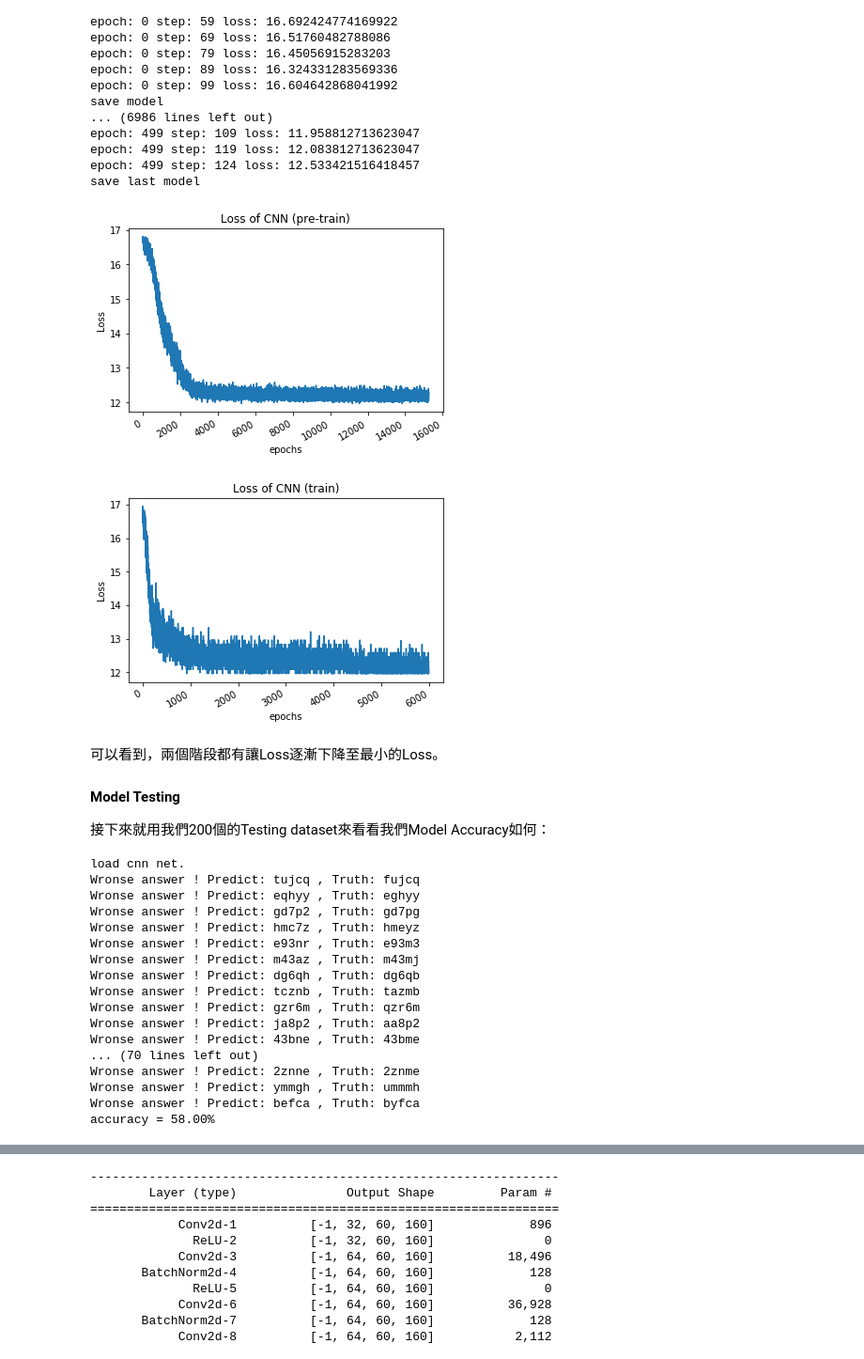
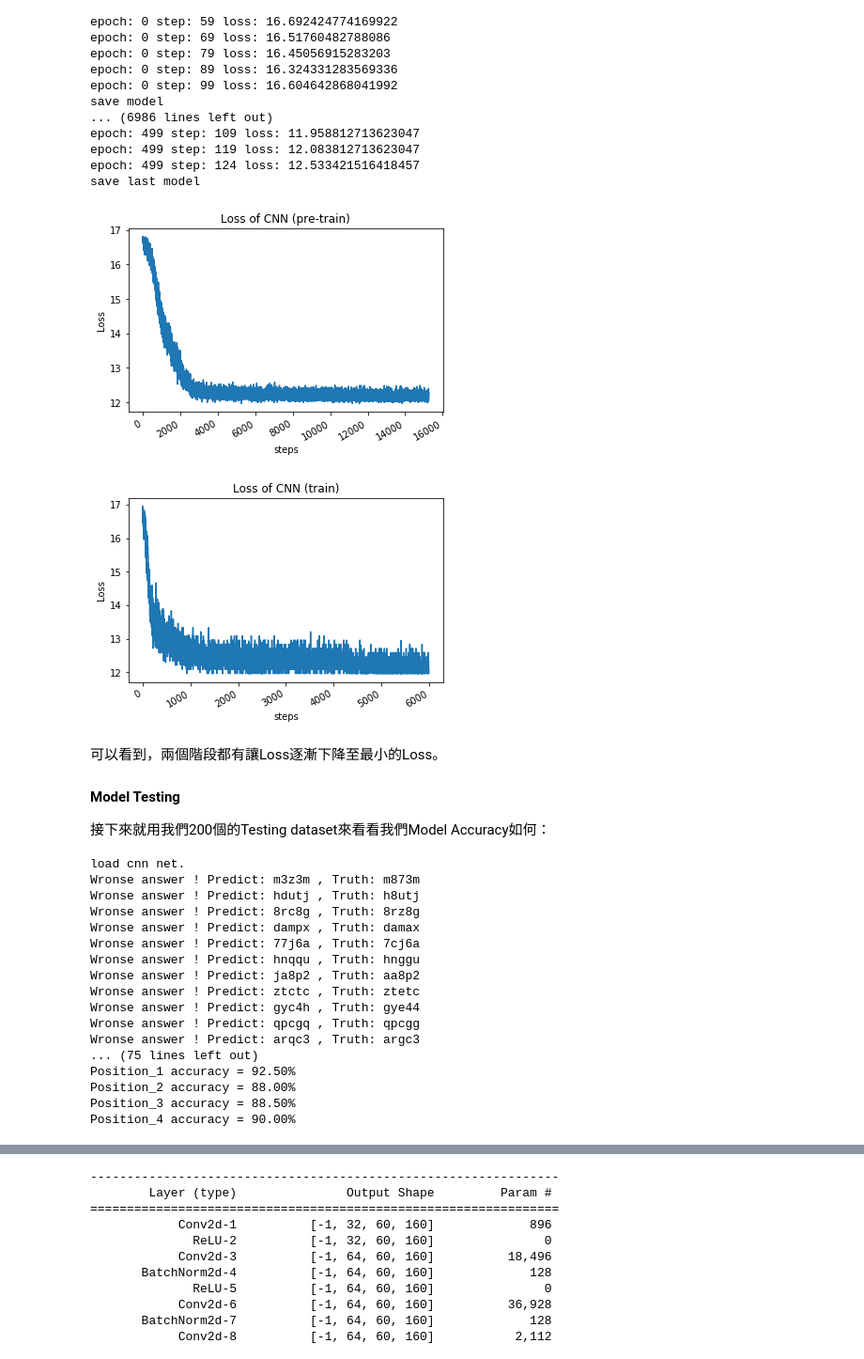
Before and after one commit to OYungShen/Final_project, a Jupyter notebook: Final Project Report.ipynb, the cells around one changed output, grey strips where cells are left out. Shown at 94% size. Drawn from its saved outputs; the diff is of its cells as text; code cells hidden in the pictures.

```diff
--- a/Final Project Report.ipynb
+++ b/Final Project Report.ipynb
@@ -392,36 +510,36 @@ save last model
 # %%
 import pandas as pd
 import matplotlib.pyplot as plt
-csv_file = "./CNN_loss.csv"
+csv_file = "./loss/CNN_loss.csv"
 CNN_loss = pd.read_csv(csv_file)
 CNN_loss.columns
 # CNN_loss.head(5)
 x = CNN_loss['Unnamed: 0']
 y = CNN_loss['loss']
-plt.xlabel('epochs')
+plt.xlabel('steps')
 plt.ylabel('Loss')
 plt.title('Loss of CNN (pre-train)')
 plt.plot(x,y)
 # beautify the x-labels
 plt.gcf().autofmt_xdate()
 plt.show()
 
-csv_file = "./CNN_train_loss.csv"
+csv_file = "./loss/CNN_train_loss.csv"
 CNN_loss = pd.read_csv(csv_file)
 CNN_loss.columns
 # CNN_loss.head(5)
 x = CNN_loss['Unnamed: 0']
 y = CNN_loss['loss']
-plt.xlabel('epochs')
+plt.xlabel('steps')
 plt.ylabel('Loss')
 plt.title('Loss of CNN (train)')
 plt.plot(x,y)
 # beautify the x-labels
 plt.gcf().autofmt_xdate()
 plt.show()
 # %% [output]
-[figure, old version]
+[figure, new version]
-[figure, old version]
+[figure, new version]
 # %% [markdown]
 可以看到，兩個階段都有讓Loss逐漸下降至最小的Loss。
 
@@ -441,9 +559,15 @@ LETTERSTR = "2346789abcdefghjklmnpqrtuxyz"
 def main():
     cnn = CNN()
     cnn.eval()
-    cnn.load_state_dict(torch.load('model_trans.pkl'))
+    cnn.load_state_dict(torch.load('./pkl/model_trans.pkl'))
     print("load cnn net.")
     correct_num = 0
+    count_c0 = 0
+    count_c1 = 0
+    count_c2 = 0
+    count_c3 = 0
+    count_c4 = 0
+
     step = 0.0
     predict_dataloader = pytorch_dataset.get_predict_data_loader()
 
@@ -473,7 +597,22 @@ def main():
         c = '%s%s%s%s%s' % (c0, c1, c2, c3, c4)
         step += 1.0
         correct_num += 1
+        count_c0 += 1
+        count_c1 += 1
+        count_c2 += 1
+        count_c3 += 1
+        count_c4 += 1
 
+        if l0 != c0 :
+            count_c0 -= 1
+        if l1 != c1 :
+            count_c1 -= 1
+        if l2 != c2 :
+            count_c2 -= 1
+        if l3 != c3 :
+            count_c3 -= 1
+        if l4 != c4 :
+            count_c4 -= 1
         if l0 != c0 or l1 != c1 or l2 != c2 or l3 != c3 or l4 != c4 :
             correct_num -= 1
             flag = True
@@ -481,25 +620,35 @@ def main():
             print("Wronse answer ! Predict: %s , Truth: %s "%(c,l))
         #vis.images(image, opts=dict(caption=c))
     accuracy = correct_num / step
+    accuracy_p0 = count_c0 / step
+    accuracy_p1 = count_c1 / step
+    accuracy_p2 = count_c2 / step
+    accuracy_p3 = count_c3 / step
+    accuracy_p4 = count_c4 / step
     print("accuracy = {:.2%} ".format(accuracy))
+    print("Position_0 accuracy = {:.2%} ".format(accuracy_p0))
+    print("Position_1 accuracy = {:.2%} ".format(accuracy_p1))
+    print("Position_2 accuracy = {:.2%} ".format(accuracy_p2))
+    print("Position_3 accuracy = {:.2%} ".format(accuracy_p3))
+    print("Position_4 accuracy = {:.2%} ".format(accuracy_p4))
 
 if __name__ == '__main__':
     main()
 # %% [output]
 load cnn net.
-Wronse answer ! Predict: tujcq , Truth: fujcq
-Wronse answer ! Predict: eqhyy , Truth: eghyy
-Wronse answer ! Predict: gd7p2 , Truth: gd7pg
-Wronse answer ! Predict: hmc7z , Truth: hmeyz
-Wronse answer ! Predict: e93nr , Truth: e93m3
-Wronse answer ! Predict: m43az , Truth: m43mj
-Wronse answer ! Predict: dg6qh , Truth: dg6qb
-Wronse answer ! Predict: tcznb , Truth: tazmb
-Wronse answer ! Predict: gzr6m , Truth: qzr6m
+Wronse answer ! Predict: m3z3m , Truth: m873m
+Wronse answer ! Predict: hdutj , Truth: h8utj
+Wronse answer ! Predict: 8rc8g , Truth: 8rz8g
+Wronse answer ! Predict: dampx , Truth: damax
+Wronse answer ! Predict: 77j6a , Truth: 7cj6a
+Wronse answer ! Predict: hnqqu , Truth: hnggu
 Wronse answer ! Predict: ja8p2 , Truth: aa8p2
-Wronse answer ! Predict: 43bne , Truth: 43bme
-... (70 lines left out)
-Wronse answer ! Predict: 2znne , Truth: 2znme
-Wronse answer ! Predict: ymmgh , Truth: ummmh
-Wronse answer ! Predict: befca , Truth: byfca
-accuracy = 58.00%
+Wronse answer ! Predict: ztctc , Truth: ztetc
+Wronse answer ! Predict: gyc4h , Truth: gye44
+Wronse answer ! Predict: qpcgq , Truth: qpcgg
+Wronse answer ! Predict: arqc3 , Truth: argc3
+... (75 lines left out)
+Position_1 accuracy = 92.50%
+Position_2 accuracy = 88.00%
+Position_3 accuracy = 88.50%
+Position_4 accuracy = 90.00%
```
Also changed, not shown: parts of 56 cells of this notebook, 19 other files.
